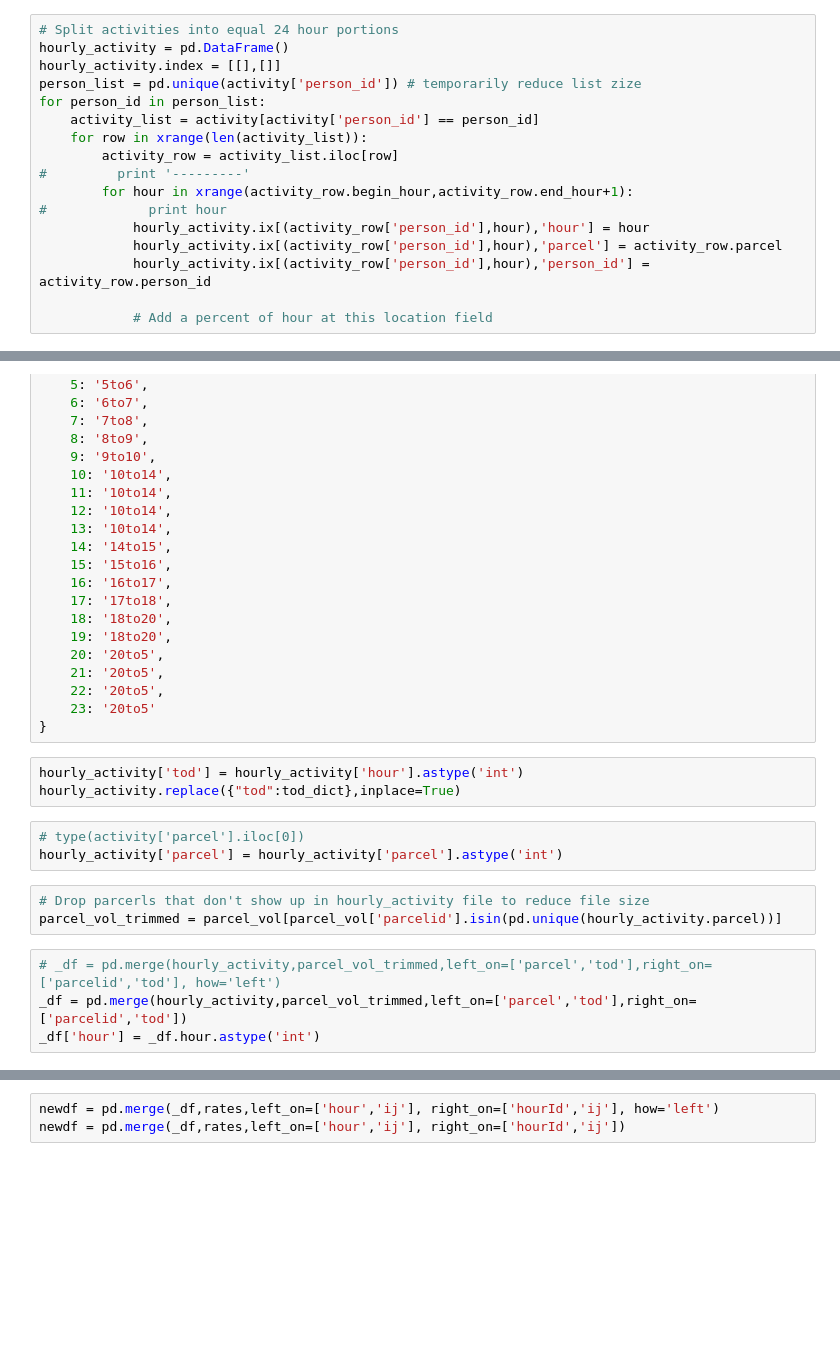
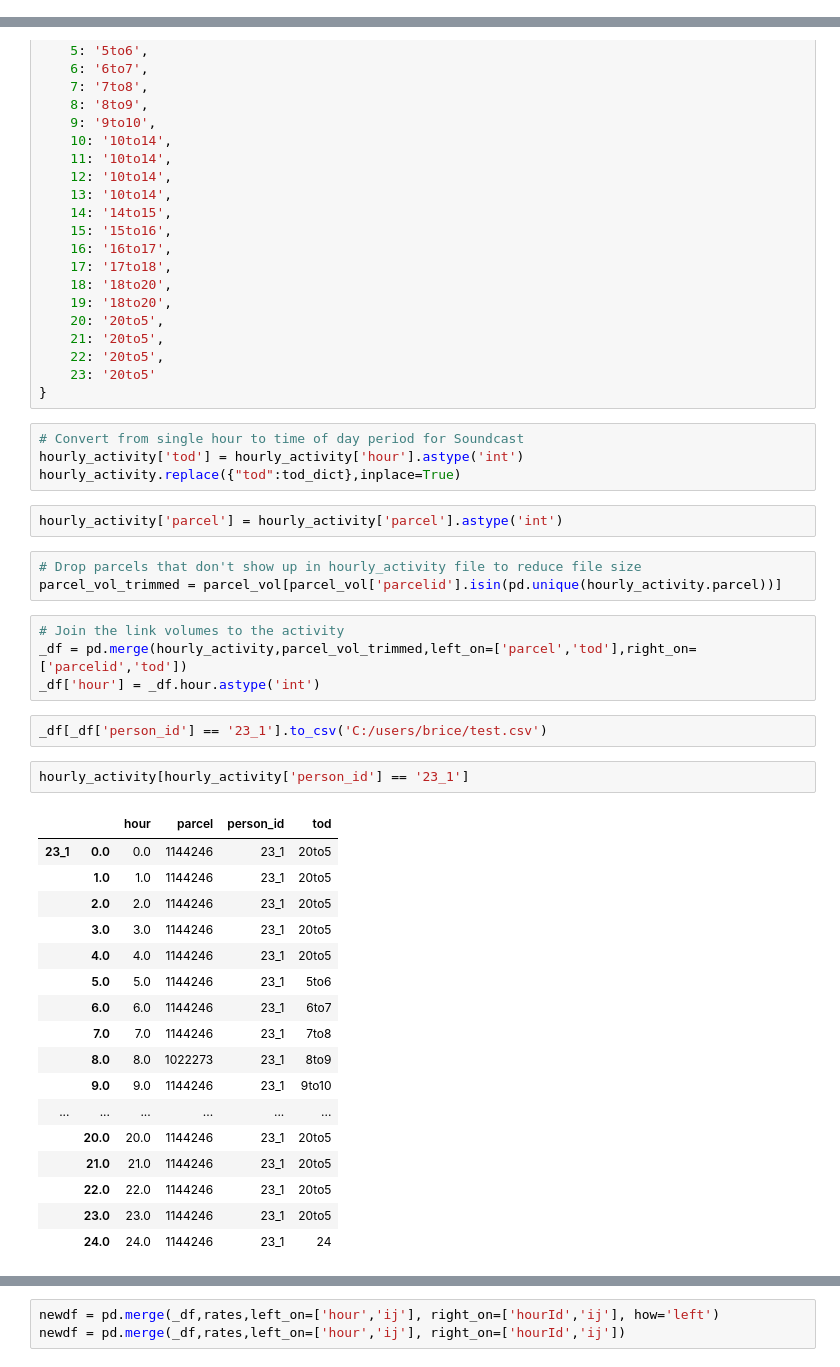
Before and after one commit to psrc/travel-modeling, a Jupyter notebook: air_quality/air_quality.ipynb, the cells around one changed output, grey strips where cells are left out. Drawn from its saved outputs; the diff is of its cells as text; blank space fills up the shorter version.

```diff
--- a/air_quality/air_quality.ipynb
+++ b/air_quality/air_quality.ipynb
@@ -53,19 +75,2 @@ activity['end_hour'] = np.round(activity['end_time']/60.0).astype('int')
 # %%
 activity.to_csv('c:/users/brice/person_activity.csv',index=False)
-# %%
-# Split activities into equal 24 hour portions
-hourly_activity = pd.DataFrame()
-hourly_activity.index = [[],[]]
-person_list = pd.unique(activity['person_id']) # temporarily reduce list zize
-for person_id in person_list:
-    activity_list = activity[activity['person_id'] == person_id]
-    for row in xrange(len(activity_list)):
-        activity_row = activity_list.iloc[row]
-#         print '---------'
-        for hour in xrange(activity_row.begin_hour,activity_row.end_hour+1):
-#             print hour
-            hourly_activity.ix[(activity_row['person_id'],hour),'hour'] = hour
-            hourly_activity.ix[(activity_row['person_id'],hour),'parcel'] = activity_row.parcel
-            hourly_activity.ix[(activity_row['person_id'],hour),'person_id'] = activity_row.person_id
-
-            # Add a percent of hour at this location field
@@ -121,18 +317,40 @@ tod_dict = {0: '20to5',
     23: '20to5'
 }
 # %%
+# Convert from single hour to time of day period for Soundcast
 hourly_activity['tod'] = hourly_activity['hour'].astype('int')
 hourly_activity.replace({"tod":tod_dict},inplace=True)
 # %%
-# type(activity['parcel'].iloc[0])
 hourly_activity['parcel'] = hourly_activity['parcel'].astype('int')
 # %%
-# Drop parcerls that don't show up in hourly_activity file to reduce file size
+# Drop parcels that don't show up in hourly_activity file to reduce file size
 parcel_vol_trimmed = parcel_vol[parcel_vol['parcelid'].isin(pd.unique(hourly_activity.parcel))]
 # %%
-# _df = pd.merge(hourly_activity,parcel_vol_trimmed,left_on=['parcel','tod'],right_on=['parcelid','tod'], how='left')
+# Join the link volumes to the activity
 _df = pd.merge(hourly_activity,parcel_vol_trimmed,left_on=['parcel','tod'],right_on=['parcelid','tod'])
 _df['hour'] = _df.hour.astype('int')
+# %%
+_df[_df['person_id'] == '23_1'].to_csv('C:/users/brice/test.csv')
+# %%
+hourly_activity[hourly_activity['person_id'] == '23_1']
+# %% [output]
+|  |  | hour | parcel | person_id | tod |
+| 23_1 | 0.0 | 0.0 | 1144246 | 23_1 | 20to5 |
+|  | 1.0 | 1.0 | 1144246 | 23_1 | 20to5 |
+|  | 2.0 | 2.0 | 1144246 | 23_1 | 20to5 |
+|  | 3.0 | 3.0 | 1144246 | 23_1 | 20to5 |
+|  | 4.0 | 4.0 | 1144246 | 23_1 | 20to5 |
+|  | 5.0 | 5.0 | 1144246 | 23_1 | 5to6 |
+|  | 6.0 | 6.0 | 1144246 | 23_1 | 6to7 |
+|  | 7.0 | 7.0 | 1144246 | 23_1 | 7to8 |
+|  | 8.0 | 8.0 | 1022273 | 23_1 | 8to9 |
+|  | 9.0 | 9.0 | 1144246 | 23_1 | 9to10 |
+| ... | ... | ... | ... | ... | ... |
+|  | 20.0 | 20.0 | 1144246 | 23_1 | 20to5 |
+|  | 21.0 | 21.0 | 1144246 | 23_1 | 20to5 |
+|  | 22.0 | 22.0 | 1144246 | 23_1 | 20to5 |
+|  | 23.0 | 23.0 | 1144246 | 23_1 | 20to5 |
+|  | 24.0 | 24.0 | 1144246 | 23_1 | 24 |
 # %%
 # Add in the hourly rates to compute total emissions accumulated over time
 
```
Also changed, not shown: parts of 45 cells of this notebook.
